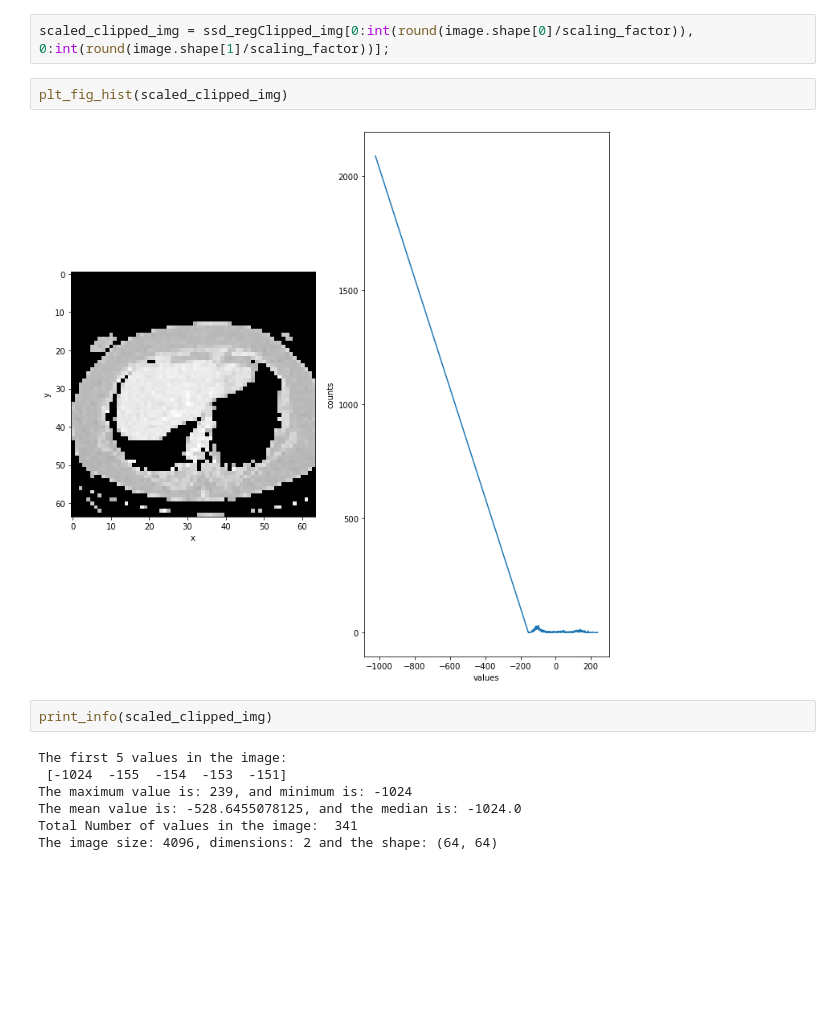
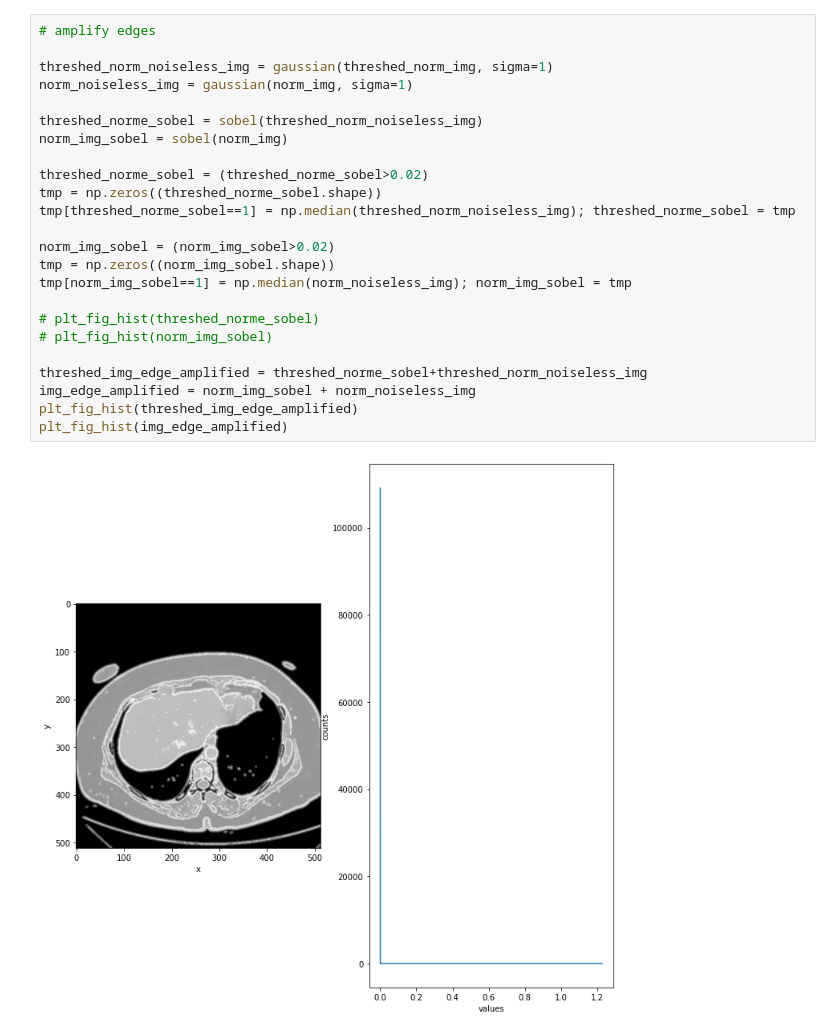
Before and after one commit to Ahmadsad/ID2211-Project, a Jupyter notebook: test.ipynb, the cells around one changed output. Drawn from its saved outputs; the diff is of its cells as text; blank space fills up the shorter version.

```diff
--- a/test.ipynb
+++ b/test.ipynb
@@ -181,15 +133,26 @@ plt.show()
-# %%
-scaled_clipped_img = ssd_regClipped_img[0:int(round(image.shape[0]/scaling_factor)), 0:int(round(image.shape[1]/scaling_factor))];
-# %%
-plt_fig_hist(scaled_clipped_img)
-# %% [output]
-[figure, removed]
-# %%
-print_info(scaled_clipped_img)
-# %% [output]
-The first 5 values in the image:
- [-1024  -155  -154  -153  -151]
-The maximum value is: 239, and minimum is: -1024
-The mean value is: -528.6455078125, and the median is: -1024.0
-Total Number of values in the image:  341
-The image size: 4096, dimensions: 2 and the shape: (64, 64)
+# %%
+# amplify edges
+
+threshed_norm_noiseless_img = gaussian(threshed_norm_img, sigma=1)
+norm_noiseless_img = gaussian(norm_img, sigma=1)
+
+threshed_norme_sobel = sobel(threshed_norm_noiseless_img)
+norm_img_sobel = sobel(norm_img)
+
+threshed_norme_sobel = (threshed_norme_sobel>0.02)
+tmp = np.zeros((threshed_norme_sobel.shape))
+tmp[threshed_norme_sobel==1] = np.median(threshed_norm_noiseless_img); threshed_norme_sobel = tmp
+
+norm_img_sobel = (norm_img_sobel>0.02)
+tmp = np.zeros((norm_img_sobel.shape))
+tmp[norm_img_sobel==1] = np.median(norm_noiseless_img); norm_img_sobel = tmp
+
+# plt_fig_hist(threshed_norme_sobel)
+# plt_fig_hist(norm_img_sobel)
+
+threshed_img_edge_amplified = threshed_norme_sobel+threshed_norm_noiseless_img
+img_edge_amplified = norm_img_sobel + norm_noiseless_img
+plt_fig_hist(threshed_img_edge_amplified)
+plt_fig_hist(img_edge_amplified)
+# %% [output]
+[figure, added]
```
Also changed, not shown: parts of 39 cells of this notebook.
